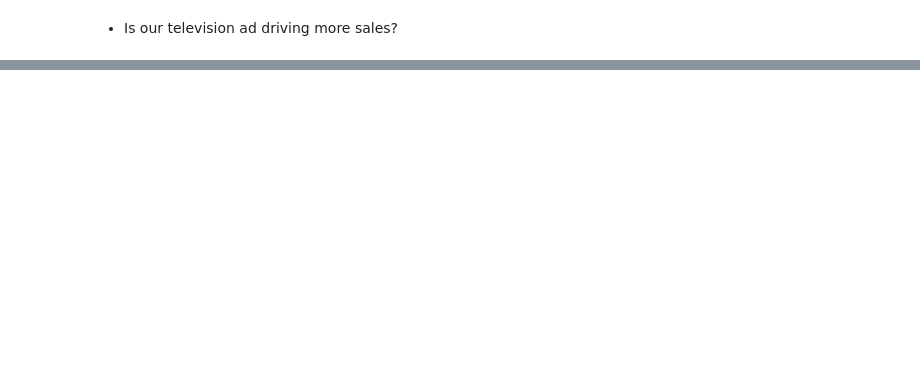
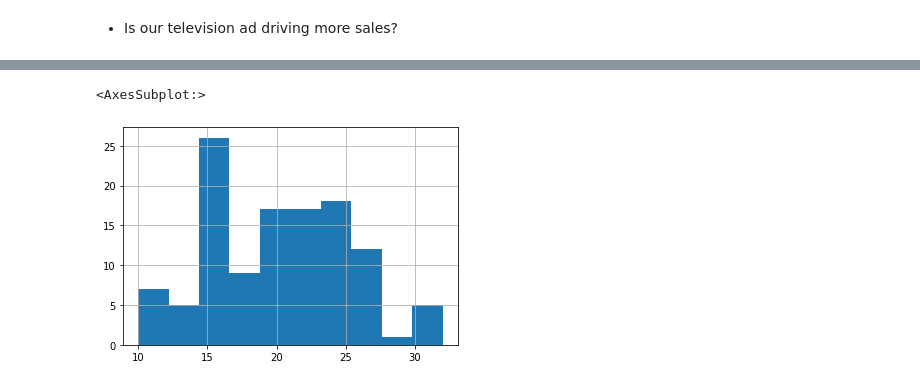
Before and after one commit to DBerchelmann/statistics-exercises, a Jupyter notebook: hypothesis_testing.ipynb, the cells around one changed output, grey strips where cells are left out. Drawn from its saved outputs; the diff is of its cells as text; code cells hidden in the pictures; blank space fills up the shorter version.

```diff
--- a/hypothesis_testing.ipynb
+++ b/hypothesis_testing.ipynb
@@ -36,0 +90,3 @@
+# %%
+df = data("mpg")
+df.head()
@@ -36,0 +107,2 @@
+# %%
+df['average_mileage'] = df[['cty', 'hwy']].mean(numeric_only = True, axis=1).round()
@@ -36,0 +118,8 @@
+# %%
+year_08 = df[df.year == 2008]
+year_99 = df[df.year == 1999]
+# %%
+year_08.average_mileage.hist()
+# %% [output]
+<AxesSubplot:>
+[figure, added]
```
Also changed, not shown: parts of 38 cells of this notebook, 1 other file.
